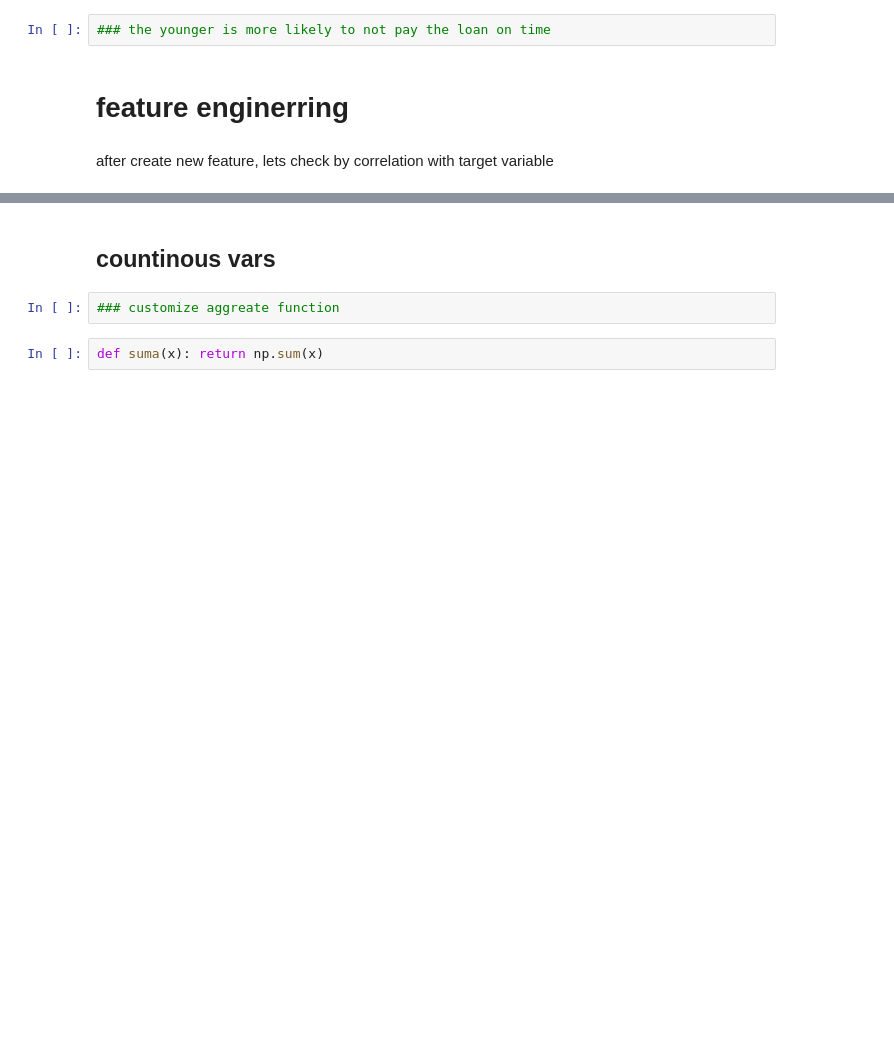
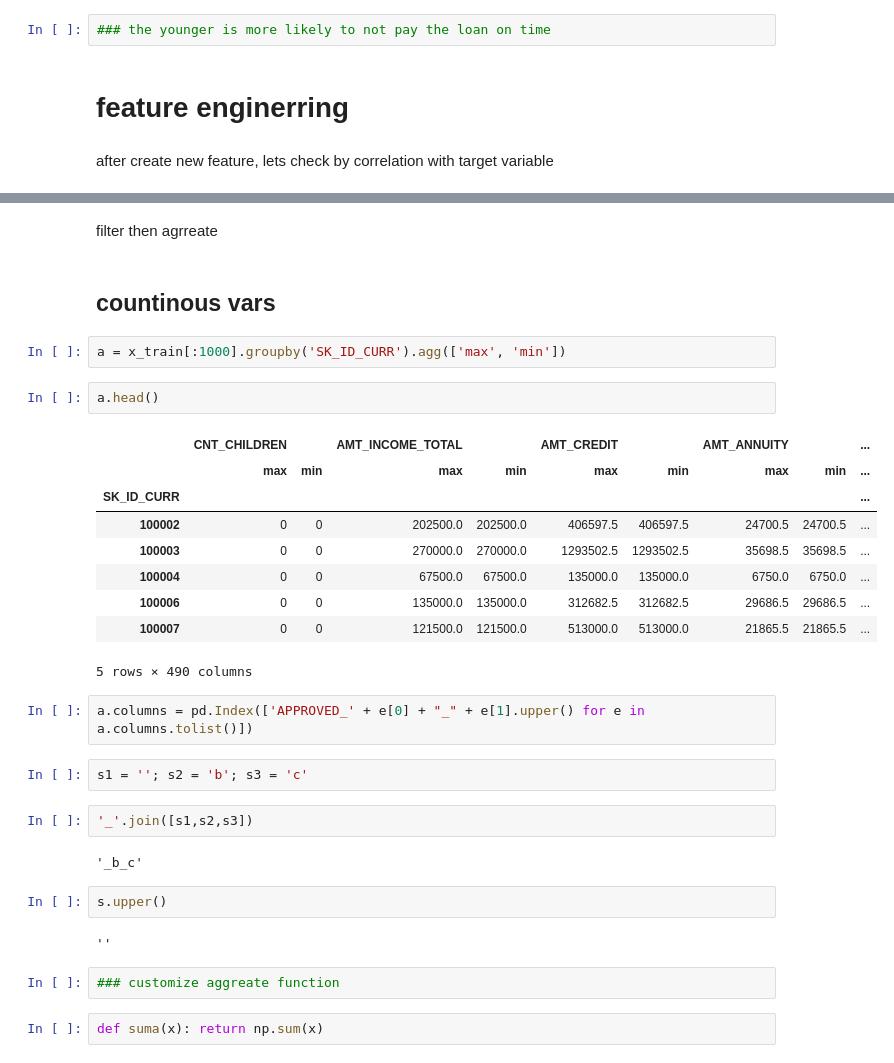
Before and after one commit to KienVu2368/tabint, a Jupyter notebook: nbs/home_credit.ipynb, the cells around one changed output, grey strips where cells are left out. Saved outputs shown, nothing was run; the diff lists cells and outputs as text; blank space fills up the shorter version.

```diff
--- a/nbs/home_credit.ipynb
+++ b/nbs/home_credit.ipynb
@@ -192,5 +212,33 @@ after create new feature, lets check by correlation with target variable
+# %% [markdown]
+filter then agrreate
 # %% [markdown]
 ## countinous vars
+# %%
+a = x_train[:1000].groupby('SK_ID_CURR').agg(['max', 'min'])
+# %%
+a.head()
+# %% [output]
+|  | CNT_CHILDREN |  | AMT_INCOME_TOTAL |  | AMT_CREDIT |  | AMT_ANNUITY |  | ... |
+|  | max | min | max | min | max | min | max | min | ... |
+| SK_ID_CURR |  |  |  |  |  |  |  |  | ... |
+| 100002 | 0 | 0 | 202500.0 | 202500.0 | 406597.5 | 406597.5 | 24700.5 | 24700.5 | ... |
+| 100003 | 0 | 0 | 270000.0 | 270000.0 | 1293502.5 | 1293502.5 | 35698.5 | 35698.5 | ... |
+| 100004 | 0 | 0 | 67500.0 | 67500.0 | 135000.0 | 135000.0 | 6750.0 | 6750.0 | ... |
+| 100006 | 0 | 0 | 135000.0 | 135000.0 | 312682.5 | 312682.5 | 29686.5 | 29686.5 | ... |
+| 100007 | 0 | 0 | 121500.0 | 121500.0 | 513000.0 | 513000.0 | 21865.5 | 21865.5 | ... |
+5 rows × 490 columns
+# %%
+a.columns = pd.Index(['APPROVED_' + e[0] + "_" + e[1].upper() for e in a.columns.tolist()])
+# %%
+s1 = ''; s2 = 'b'; s3 = 'c'
+# %%
+'_'.join([s1,s2,s3])
+# %% [output]
+'_b_c'
+# %%
+s.upper()
+# %% [output]
+''
 # %%
 ### customize aggreate function
 # %%
```
Also changed, not shown: parts of 2 cells of this notebook, 1 other file.
